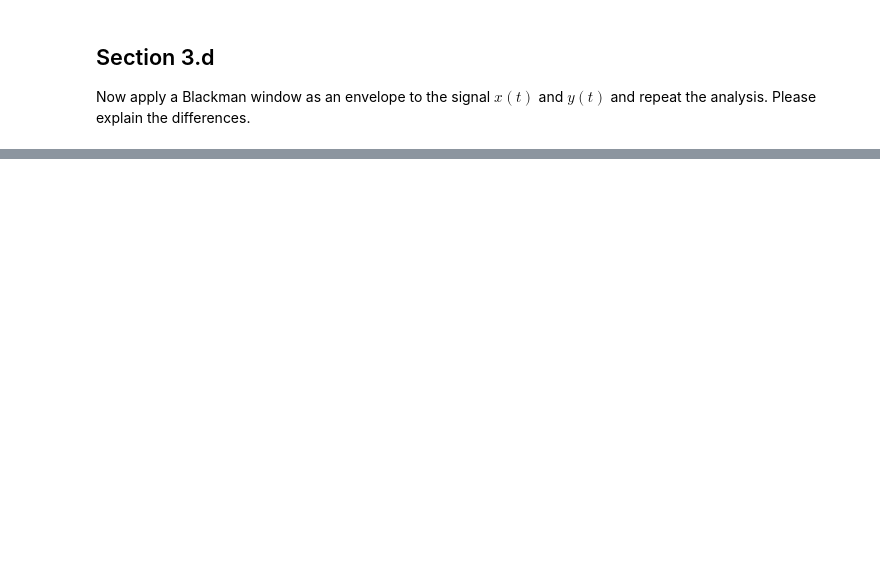
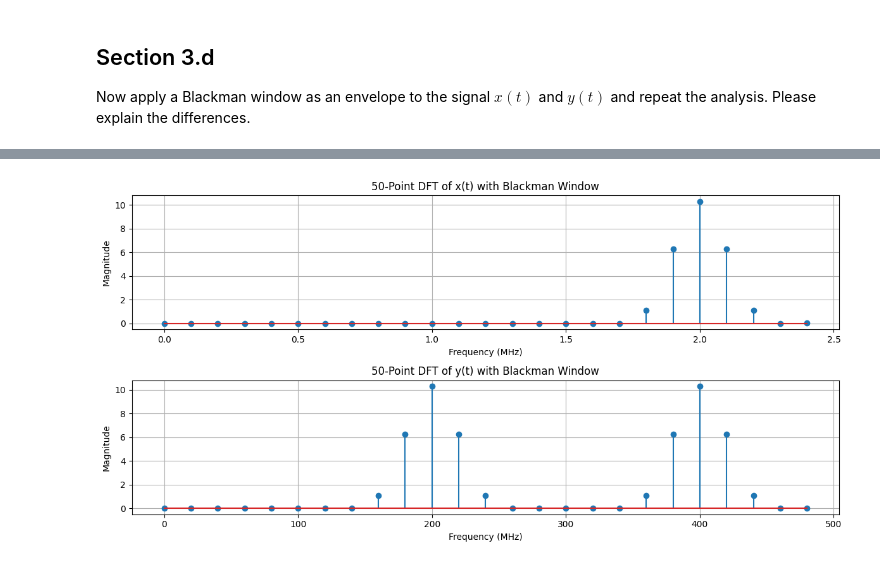
Before and after one commit to Sam-Bieberich/489, a Jupyter notebook: lab1.ipynb, the cells around one changed output, grey strips where cells are left out. Saved outputs shown, nothing was run; the diff lists cells and outputs as text; code cells hidden in the pictures; blank space fills up the shorter version.

```diff
--- a/lab1.ipynb
+++ b/lab1.ipynb
@@ -670,0 +597,49 @@ plt.show()
+# %%
+from numpy import blackman
+
+N = 50
+Fs_x = 5e6
+Ts_x = 1 / Fs_x
+T_x = N * Ts_x
+
+F1 = 200e6
+F2 = 400e6
+Fs_y = 1e9
+Ts_y = 1 / Fs_y
+T_y = N * Ts_y
+
+t_x = np.arange(0, T_x, Ts_x)
+t_y = np.arange(0, T_y, Ts_y)
+
+x_sampled = np.cos(2 * np.pi * F_x * t_x)
+y_sampled = np.cos(2 * np.pi * F1 * t_y) + np.cos(2 * np.pi * F2 * t_y)
+
+blackman_window = blackman(N)
+x_windowed = x_sampled * blackman_window
+y_windowed = y_sampled[:N] * blackman_window
+
+X_w = fft(x_windowed, N)
+Y_w = fft(y_windowed, N)
+frequencies_x = fftfreq(N, d=Ts_x)
+frequencies_y = fftfreq(N, d=Ts_y)
+
+plt.figure(figsize=(12, 6))
+
+plt.subplot(2, 1, 1)
+plt.stem(frequencies_x[:N // 2] / 1e6, np.abs(X_w[:N // 2]))
+plt.xlabel("Frequency (MHz)")
+plt.ylabel("Magnitude")
+plt.title("50-Point DFT of x(t) with Blackman Window")
+plt.grid()
+
+plt.subplot(2, 1, 2)
+plt.stem(frequencies_y[:N // 2] / 1e6, np.abs(Y_w[:N // 2]))
+plt.xlabel("Frequency (MHz)")
+plt.ylabel("Magnitude")
+plt.title("50-Point DFT of y(t) with Blackman Window")
+plt.grid()
+
+plt.tight_layout()
+plt.show()
+# %% [output]
+[figure, added]
```
Also changed, not shown: parts of 10 cells of this notebook, 1 other file.
